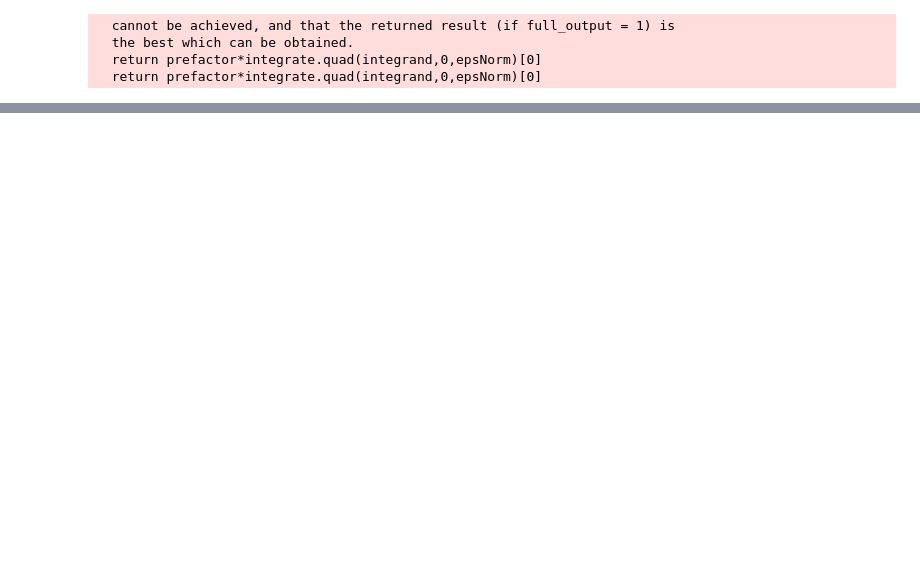
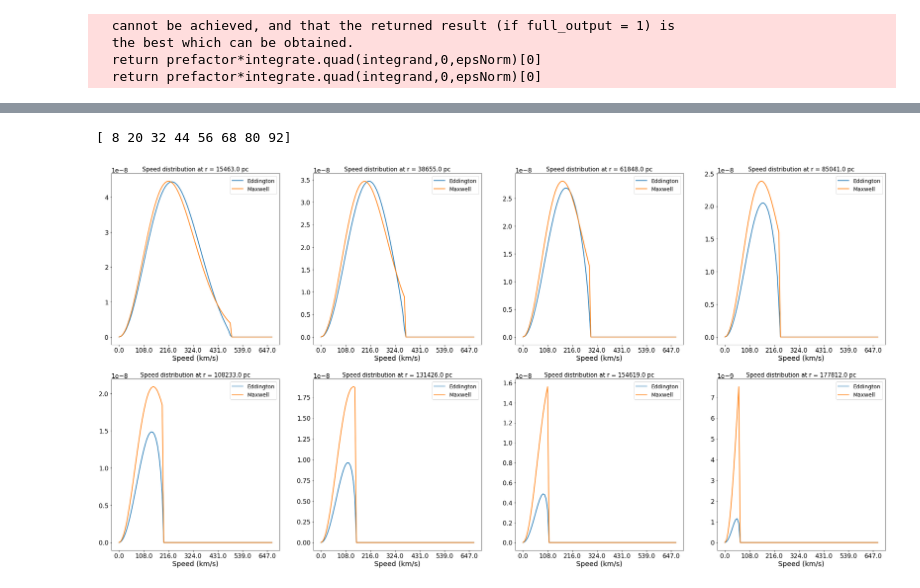
Before and after one commit to EricPutney/nfwHalo, a Jupyter notebook: simpleNFW.ipynb, the cells around one changed output, grey strips where cells are left out. Cells and saved outputs as stored; diff of their text form; code cells hidden in the pictures; blank space fills up the shorter version.

```diff
--- a/simpleNFW.ipynb
+++ b/simpleNFW.ipynb
@@ -297,3 +184,26 @@ axs[1,3].legend()
+# %%
+# Slicing at particular radii
+fig, axs = plt.subplots(2,4,figsize=(36,18))
+
+num_x_labels = 7
+step_s = int(nSpeeds/(num_x_labels-1))
+
+rIndices = np.array((8,20,32,44,56,68,80,92))
+print(rIndices)
+
+for i in range(0,4):
+    for j in range(0,2):
+        k = 4*j+i
+        axs[j,i].plot(pdfEddingtonImage[int(rIndices[k]),:],label='Eddington')
+        axs[j,i].plot(pdfMBImage[int(rIndices[k]),:],label='Maxwell')
+        axs[j,i].set_xticks(np.arange(0,nSpeeds,step_s))
+        axs[j,i].set_xticklabels(np.round(speeds[::step_s]))
+        axs[j,i].set_xlabel('Speed (km/s)')
+        axs[j,i].set_title('Speed distribution at r = ' + str(np.round(radii[int(rIndices[k])])) + ' pc')
+        axs[j,i].legend()
+# %% [output]
+[ 8 20 32 44 56 68 80 92]
+[figure, added]
 # %%
 radialPDF_Eddington = np.zeros(nRadii)
 radialPDF_MB = np.zeros(nRadii)
```
Also changed, not shown: parts of 8 cells of this notebook.
